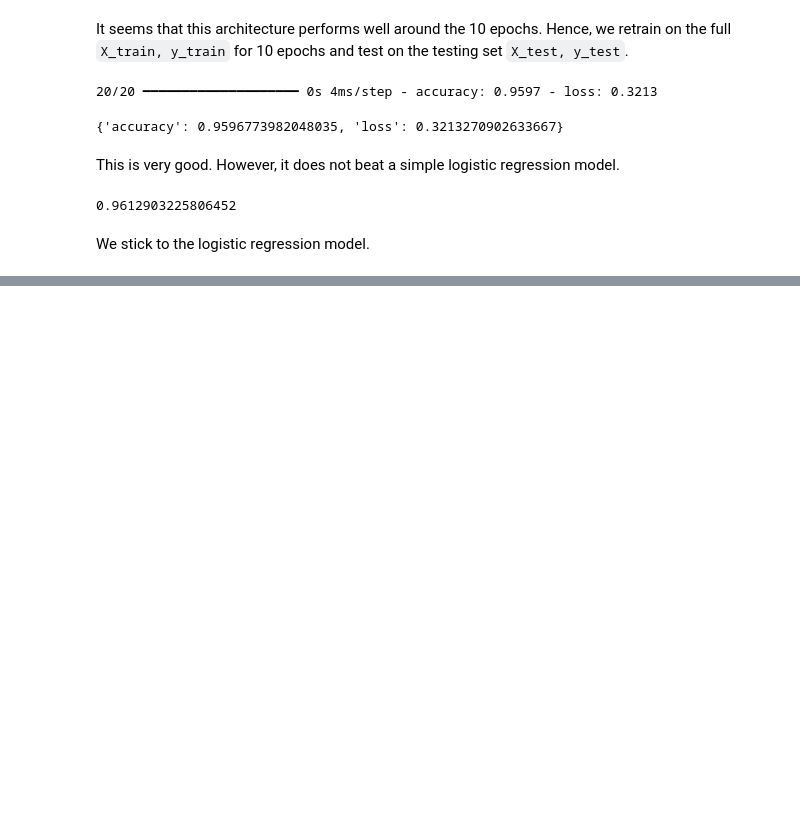
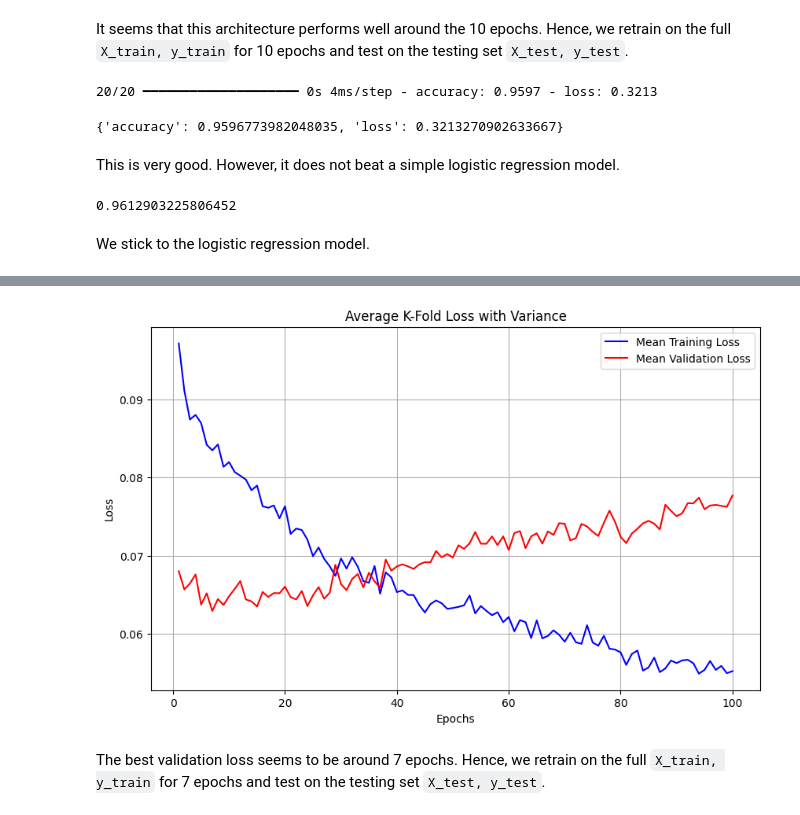
Before and after one commit to albesianor/jitter, a Jupyter notebook: research/07_fitting_score.ipynb, the cells around one changed output, grey strips where cells are left out. Saved outputs shown, nothing was run; the diff lists cells and outputs as text; code cells hidden in the pictures; blank space fills up the shorter version.

```diff
--- a/research/07_fitting_score.ipynb
+++ b/research/07_fitting_score.ipynb
@@ -239,0 +271,20 @@ We stick to the logistic regression model.
+# %%
+kf = KFold(n_splits=5, shuffle=True, random_state=42)
+
+histories = []
+
+for train_idx, val_idx in kf.split(X_train):
+    X_tt, X_val = X_train[train_idx], X_train[val_idx]
+    y_tt, y_val = y_train[train_idx], y_train[val_idx]
+
+    scores = {}
+
+    history = nn.fit(
+        X_tt,
+        y_tt,
+        batch_size=128,
+        epochs=100,
+        validation_data=(X_val, y_val),
+    )
+
+    histories.append(history.history)
@@ -239,0 +309,35 @@ We stick to the logistic regression model.
+# %%
+import matplotlib.pyplot as plt
+
+# Convert history list to a 2D numpy array (shape: folds, epochs)
+train_loss_all = np.array([hist["mae"] for hist in histories])
+val_loss_all = np.array([hist["val_mae"] for hist in histories])
+
+# Calculate mean and standard deviation across folds
+mean_train_loss = np.mean(train_loss_all, axis=0)
+std_train_loss = np.std(train_loss_all, axis=0)
+mean_val_loss = np.mean(val_loss_all, axis=0)
+std_val_loss = np.std(val_loss_all, axis=0)
+
+epochs = range(1, len(mean_train_loss) + 1)
+
+plt.figure(figsize=(10, 6))
+
+# Plot mean lines
+plt.plot(epochs, mean_train_loss, "b-", label="Mean Training Loss")
+plt.plot(epochs, mean_val_loss, "r-", label="Mean Validation Loss")
+
+# # Fill standard deviation area to show variance
+# plt.fill_between(epochs, mean_train_loss - std_train_loss, mean_train_loss + std_train_loss, color='blue', alpha=0.15)
+# plt.fill_between(epochs, mean_val_loss - std_val_loss, mean_val_loss + std_val_loss, color='red', alpha=0.15)
+
+plt.title("Average K-Fold Loss with Variance")
+plt.xlabel("Epochs")
+plt.ylabel("Loss")
+plt.legend()
+plt.grid(True)
+plt.show()
+# %% [output]
+[figure, added]
+# %% [markdown]
+The best validation loss seems to be around 7 epochs. Hence, we retrain on the full `X_train, y_train` for 7 epochs and test on the testing set `X_test, y_test`.
```
Also changed, not shown: parts of 13 cells of this notebook.
